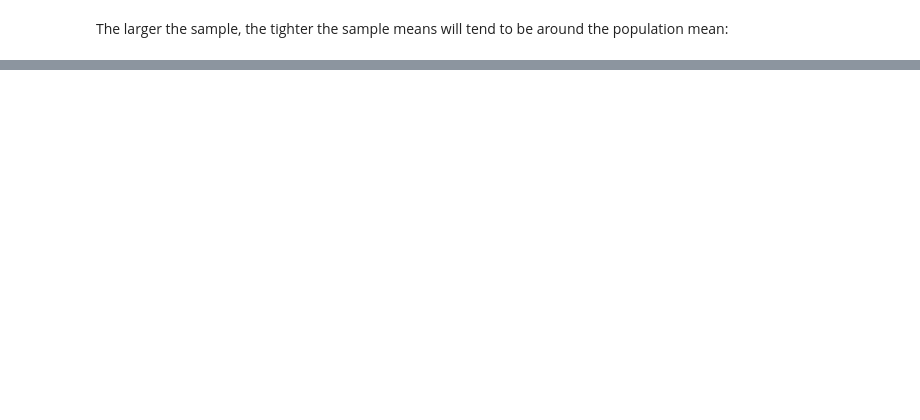
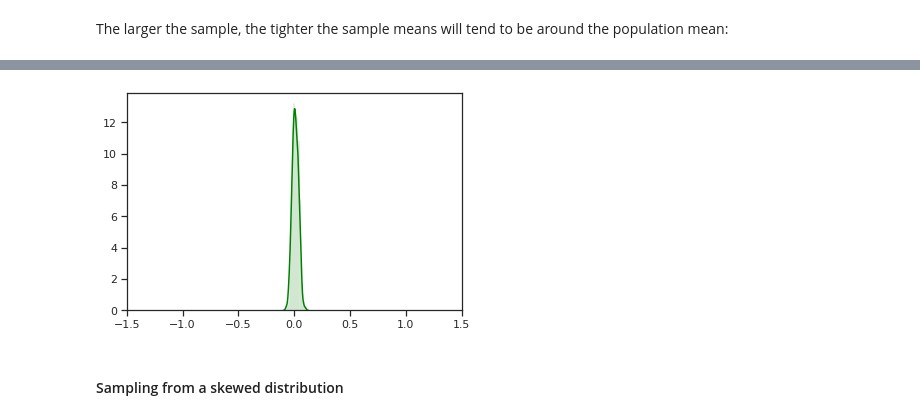
Before and after one commit to jonkrohn/ML-foundations, a Jupyter notebook: notebooks/5-probability.ipynb, the cells around one changed output, grey strips where cells are left out. Saved outputs shown, nothing was run; the diff lists cells and outputs as text; code cells hidden in the pictures; blank space fills up the shorter version.

```diff
--- a/notebooks/5-probability.ipynb
+++ b/notebooks/5-probability.ipynb
@@ -827,0 +833,7 @@ The larger the sample, the tighter the sample means will tend to be around the p
+# %%
+sns.distplot(sample_mean_calculator(x, 1000, 1000), color='green')
+_ = plt.xlim(-1.5, 1.5)
+# %% [output]
+[figure, added]
+# %% [markdown]
+#### Sampling from a skewed distribution
```
Also changed, not shown: parts of 19 cells of this notebook.
